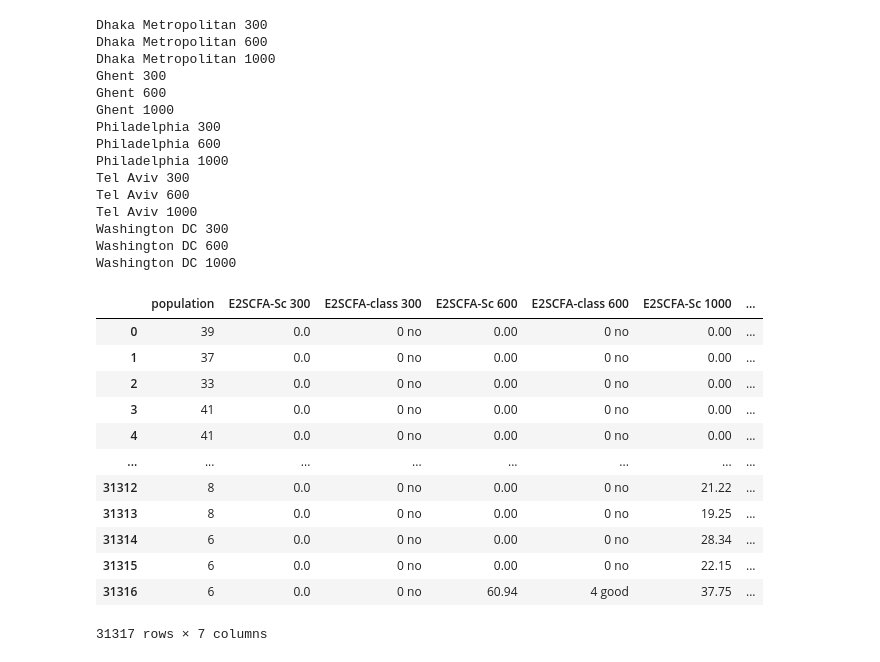
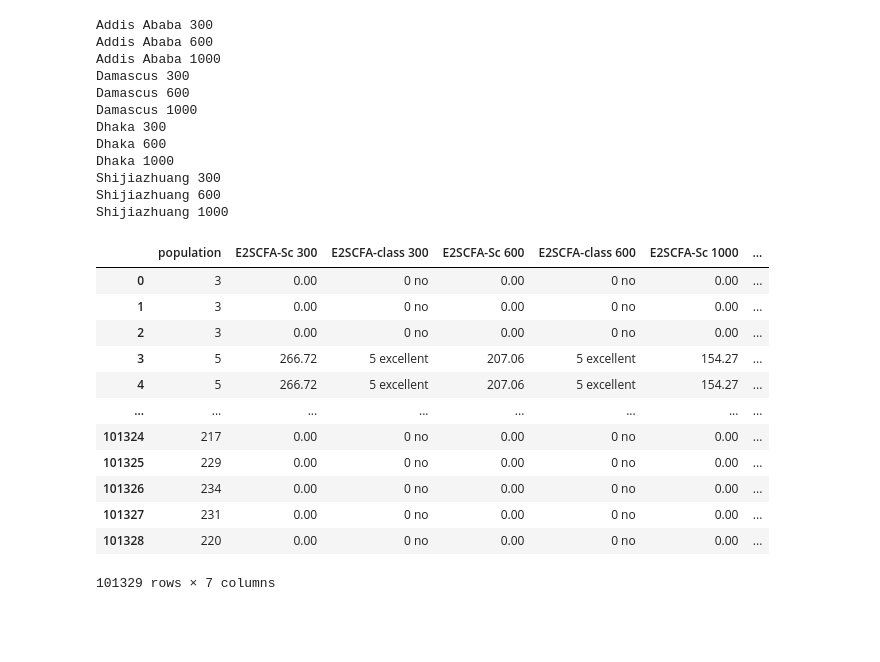
Before and after one commit to Bart-Breekveldt/Urban_Greenspace_Accessibility, a Jupyter notebook: Classification.ipynb, the cells around one changed output. Drawn from its saved outputs; the diff is of its cells as text; code cells hidden in the pictures; blank space fills up the shorter version.

```diff
--- a/Classification.ipynb
+++ b/Classification.ipynb
@@ -74,62 +71,59 @@ files = [pd.read_csv('D:/Dumps/E2SFCA/Scores/'+i+'.csv') for i in cities]
 # %%
 E2SCFA_class = list()
-for i in cities:
-    city_score = pd.read_csv('D:/Dumps/E2SFCA/Scores/'+i+'.csv')
+path = "D:/Dumps/GEE-WP Scores/E2SFCA/100m grids/grid_geoms/"
+ls_file = os.listdir(path)
+for i in ls_file:
+    city_score = gpd.read_file(path+i)
     score_df = city_score['population']
     for j in thresholds:
         ls = list()
         score = city_score['Sc-norm '+str(j)]
         for k in score:
             if k == 0: # m2 of UGS per person and weighted with Gaussian (threshold capped) distance decay
                 ls.append('0 no')
             elif k < 9: # m2 per person required by the WHO
                 ls.append('1 low')
             elif k < 18: # m2 per person twice required by the WHO
                 ls.append('2 mediocre')
             elif k < 30: # m2 per person preferred by the WHO
                 ls.append('3 sufficient')
             elif k < 100: # over 100m2 per person, the additive value of m2 per person becomes almost obsolete
                 ls.append('4 good') # below the 100m2 is still a good score
             else:
                 ls.append('5 excellent') # above it will be excellent
-        print(i, j)
+        print(i.rsplit('.')[0], j)
         score_df = pd.concat([score_df,
                               round(pd.Series(score, name = 'E2SCFA-Sc '+str(j)),2),
                               pd.Series(ls, name = 'E2SCFA-class '+str(j))],
                              axis = 1)
     E2SCFA_class.append(score_df)
+E2SCFA_class[0]
 # %% [output]
-Dhaka Metropolitan 300
-Dhaka Metropolitan 600
-Dhaka Metropolitan 1000
-Ghent 300
-Ghent 600
-Ghent 1000
-Philadelphia 300
-Philadelphia 600
-Philadelphia 1000
-Tel Aviv 300
-Tel Aviv 600
-Tel Aviv 1000
-Washington DC 300
-Washington DC 600
-Washington DC 1000
+Addis Ababa 300
+Addis Ababa 600
+Addis Ababa 1000
+Damascus 300
+Damascus 600
+Damascus 1000
+Dhaka 300
+Dhaka 600
+Dhaka 1000
+Shijiazhuang 300
+Shijiazhuang 600
+Shijiazhuang 1000
+|  | population | E2SCFA-Sc 300 | E2SCFA-class 300 | E2SCFA-Sc 600 | E2SCFA-class 600 | E2SCFA-Sc 1000 | ... |
+| 0 | 3 | 0.00 | 0 no | 0.00 | 0 no | 0.00 | ... |
+| 1 | 3 | 0.00 | 0 no | 0.00 | 0 no | 0.00 | ... |
+| 2 | 3 | 0.00 | 0 no | 0.00 | 0 no | 0.00 | ... |
+| 3 | 5 | 266.72 | 5 excellent | 207.06 | 5 excellent | 154.27 | ... |
+| 4 | 5 | 266.72 | 5 excellent | 207.06 | 5 excellent | 154.27 | ... |
+| ... | ... | ... | ... | ... | ... | ... | ... |
+| 101324 | 217 | 0.00 | 0 no | 0.00 | 0 no | 0.00 | ... |
+| 101325 | 229 | 0.00 | 0 no | 0.00 | 0 no | 0.00 | ... |
+| 101326 | 234 | 0.00 | 0 no | 0.00 | 0 no | 0.00 | ... |
+| 101327 | 231 | 0.00 | 0 no | 0.00 | 0 no | 0.00 | ... |
+| 101328 | 220 | 0.00 | 0 no | 0.00 | 0 no | 0.00 | ... |
+101329 rows × 7 columns
-# %%
-E2SCFA_class[0]
-# %% [output]
-|  | population | E2SCFA-Sc 300 | E2SCFA-class 300 | E2SCFA-Sc 600 | E2SCFA-class 600 | E2SCFA-Sc 1000 | ... |
-| 0 | 39 | 0.0 | 0 no | 0.00 | 0 no | 0.00 | ... |
-| 1 | 37 | 0.0 | 0 no | 0.00 | 0 no | 0.00 | ... |
-| 2 | 33 | 0.0 | 0 no | 0.00 | 0 no | 0.00 | ... |
-| 3 | 41 | 0.0 | 0 no | 0.00 | 0 no | 0.00 | ... |
-| 4 | 41 | 0.0 | 0 no | 0.00 | 0 no | 0.00 | ... |
-| ... | ... | ... | ... | ... | ... | ... | ... |
-| 31312 | 8 | 0.0 | 0 no | 0.00 | 0 no | 21.22 | ... |
-| 31313 | 8 | 0.0 | 0 no | 0.00 | 0 no | 19.25 | ... |
-| 31314 | 6 | 0.0 | 0 no | 0.00 | 0 no | 28.34 | ... |
-| 31315 | 6 | 0.0 | 0 no | 0.00 | 0 no | 22.15 | ... |
-| 31316 | 6 | 0.0 | 0 no | 60.94 | 4 good | 37.75 | ... |
-31317 rows × 7 columns
 # %%
 scores = list()
 for i in enumerate(cities):
```
Also changed, not shown: parts of 8 cells of this notebook, 2 other files.
